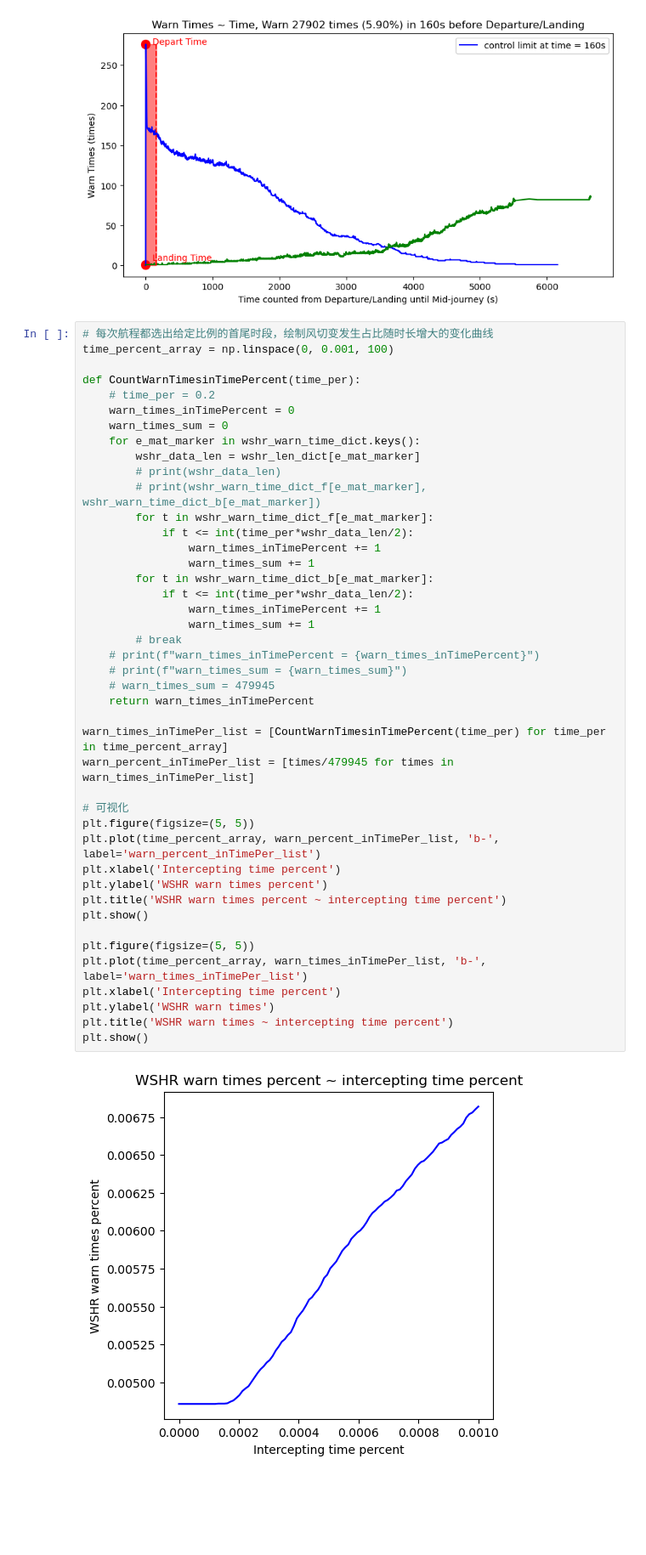
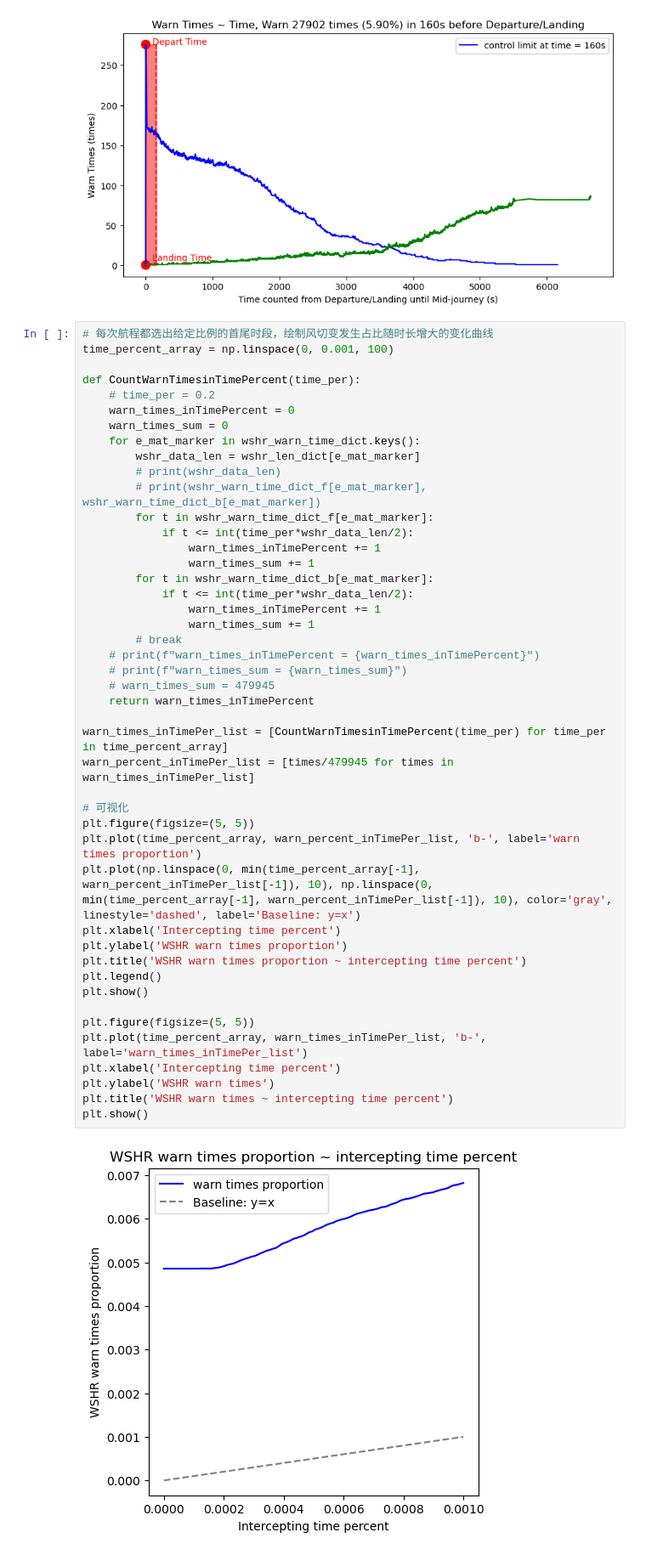
Before and after one commit to srt-uncertainty-wind/code, a Jupyter notebook: WSHR_time_summary.ipynb, the cells around one changed output. Shown at 85% size. Drawn from its saved outputs; the diff is of its cells as text; blank space fills up the shorter version.

Commit message:
time interception solved

```diff
--- a/WSHR_time_summary.ipynb
+++ b/WSHR_time_summary.ipynb
@@ -186,37 +186,39 @@ def CountWarnTimesinTimePercent(time_per):
         # print(wshr_warn_time_dict_f[e_mat_marker], wshr_warn_time_dict_b[e_mat_marker])
         for t in wshr_warn_time_dict_f[e_mat_marker]:
             if t <= int(time_per*wshr_data_len/2):
                 warn_times_inTimePercent += 1
                 warn_times_sum += 1
         for t in wshr_warn_time_dict_b[e_mat_marker]:
             if t <= int(time_per*wshr_data_len/2):
                 warn_times_inTimePercent += 1
                 warn_times_sum += 1
         # break
     # print(f"warn_times_inTimePercent = {warn_times_inTimePercent}")
     # print(f"warn_times_sum = {warn_times_sum}")
     # warn_times_sum = 479945
     return warn_times_inTimePercent
 
 warn_times_inTimePer_list = [CountWarnTimesinTimePercent(time_per) for time_per in time_percent_array]
 warn_percent_inTimePer_list = [times/479945 for times in warn_times_inTimePer_list]
 
 # 可视化
 plt.figure(figsize=(5, 5))
-plt.plot(time_percent_array, warn_percent_inTimePer_list, 'b-', label='warn_percent_inTimePer_list')
+plt.plot(time_percent_array, warn_percent_inTimePer_list, 'b-', label='warn times proportion')
+plt.plot(np.linspace(0, min(time_percent_array[-1], warn_percent_inTimePer_list[-1]), 10), np.linspace(0, min(time_percent_array[-1], warn_percent_inTimePer_list[-1]), 10), color='gray', linestyle='dashed', label='Baseline: y=x')
 plt.xlabel('Intercepting time percent')
-plt.ylabel('WSHR warn times percent')
-plt.title('WSHR warn times percent ~ intercepting time percent')
+plt.ylabel('WSHR warn times proportion')
+plt.title('WSHR warn times proportion ~ intercepting time percent')
+plt.legend()
 plt.show()
 
 plt.figure(figsize=(5, 5))
 plt.plot(time_percent_array, warn_times_inTimePer_list, 'b-', label='warn_times_inTimePer_list')
 plt.xlabel('Intercepting time percent')
 plt.ylabel('WSHR warn times')
 plt.title('WSHR warn times ~ intercepting time percent')
 plt.show()
 # %% [output]
-[figure, old version]
+[figure, new version]
 [figure]
 # %%
 # 在截取比例0到1间的可视化
```
Also changed, not shown: parts of 2 cells of this notebook.
